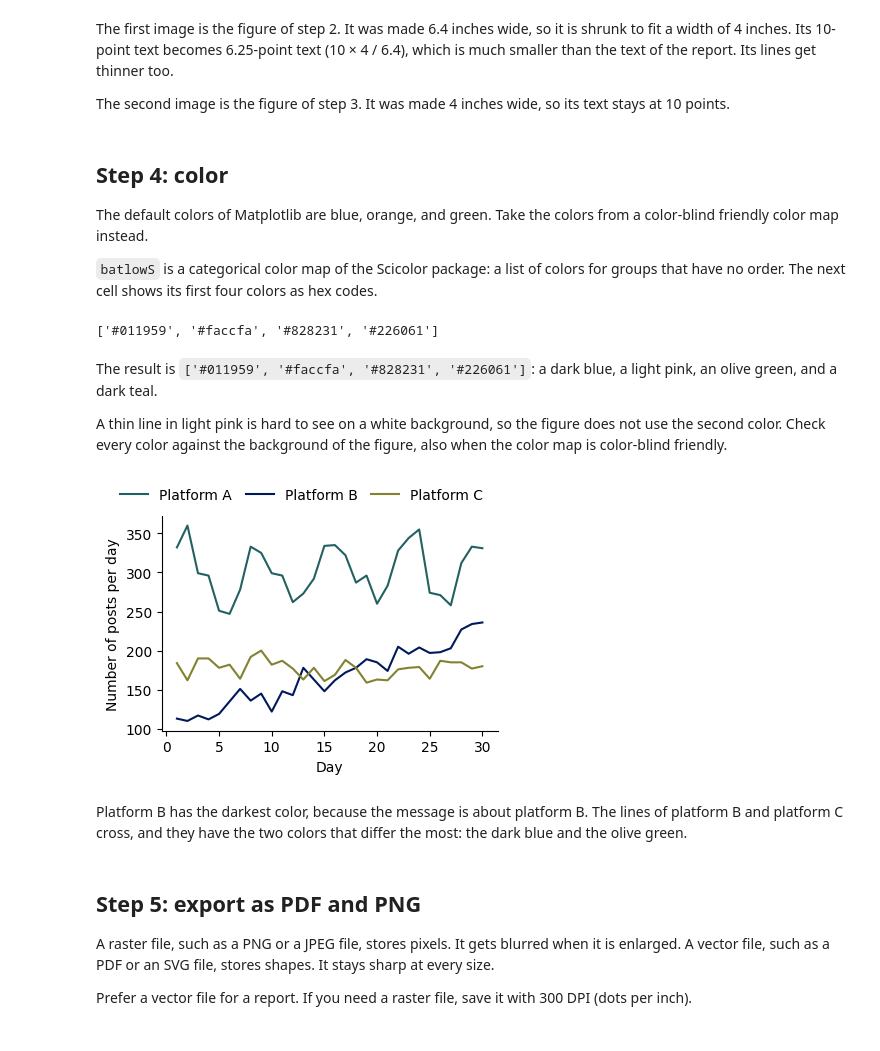
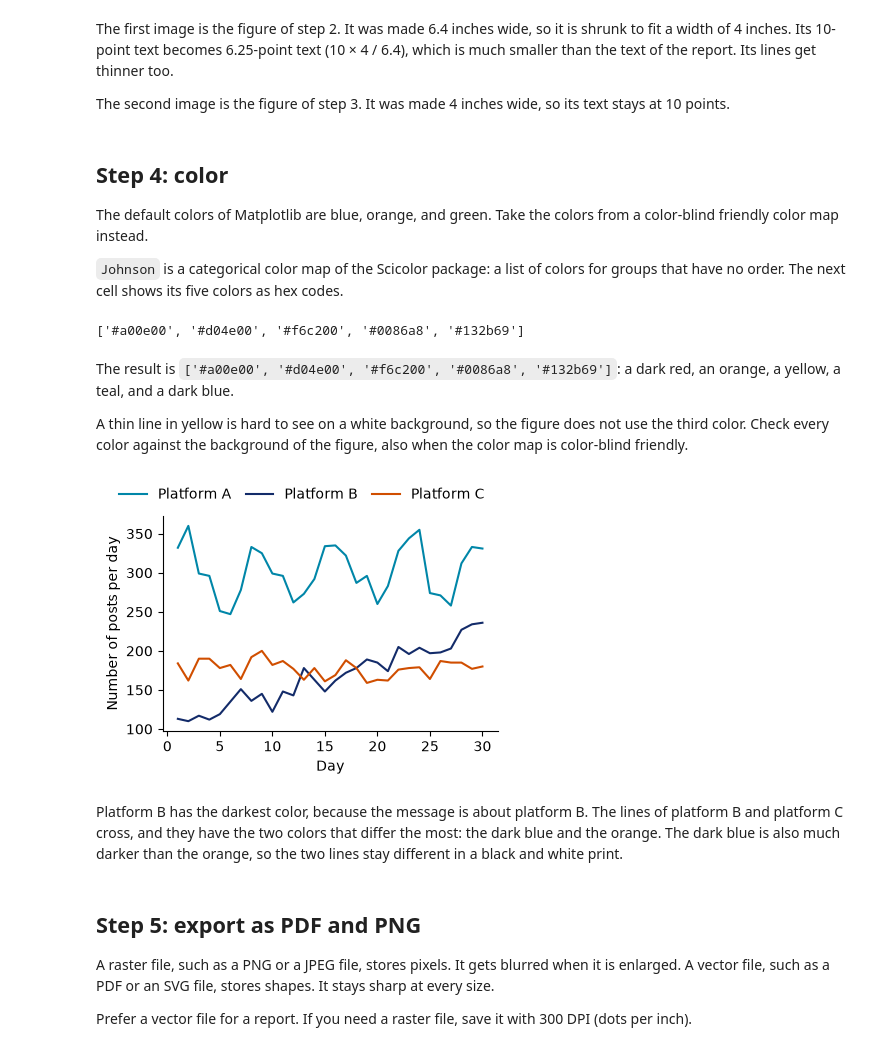
Before and after one commit to YangKCLab/social-media-ds-course, a Jupyter notebook: demos/data_vis/report-figure.ipynb, the cells around one changed output. Saved outputs shown, nothing was run; the diff lists cells and outputs as text; code cells hidden in the pictures.

```diff
--- a/demos/data_vis/report-figure.ipynb
+++ b/demos/data_vis/report-figure.ipynb
@@ -200,34 +200,35 @@ It was made 4 inches wide, so its text stays at 10 points.
 The default colors of Matplotlib are blue, orange, and green.
 Take the colors from a color-blind friendly color map instead.
 
-`batlowS` is a categorical color map of the Scicolor package: a list of colors for groups that have no order.
-The next cell shows its first four colors as hex codes.
+`Johnson` is a categorical color map of the Scicolor package: a list of colors for groups that have no order.
+The next cell shows its five colors as hex codes.
 # %%
-cmap = scicolor.get_cmap("batlowS")
-[to_hex(cmap(i)) for i in range(4)]
+cmap = scicolor.get_cmap("Johnson")
+[to_hex(cmap(i)) for i in range(5)]
 # %% [output]
-['#011959', '#faccfa', '#828231', '#226061']
+['#a00e00', '#d04e00', '#f6c200', '#0086a8', '#132b69']
 # %% [markdown]
-The result is `['#011959', '#faccfa', '#828231', '#226061']`: a dark blue, a light pink, an olive green, and a dark teal.
+The result is `['#a00e00', '#d04e00', '#f6c200', '#0086a8', '#132b69']`: a dark red, an orange, a yellow, a teal, and a dark blue.
 
-A thin line in light pink is hard to see on a white background, so the figure does not use the second color.
+A thin line in yellow is hard to see on a white background, so the figure does not use the third color.
 Check every color against the background of the figure, also when the color map is color-blind friendly.
 # %%
-colors = {"platform_a": cmap(3), "platform_b": cmap(0), "platform_c": cmap(2)}
+colors = {"platform_a": cmap(3), "platform_b": cmap(4), "platform_c": cmap(1)}
 
 fig, ax = plt.subplots(figsize=(4, 3), layout="constrained")
 for column, label in labels.items():
     ax.plot(posts["day"], posts[column], label=label, color=colors[column])
 ax.set_xlabel("Day")
 ax.set_ylabel("Number of posts per day")
 ax.spines[["top", "right"]].set_visible(False)
 fig.legend(frameon=False, loc="outside upper center", ncols=3, columnspacing=1)
 plt.show()
 # %% [output]
-[figure, old version]
+[figure, new version]
 # %% [markdown]
 Platform B has the darkest color, because the message is about platform B.
-The lines of platform B and platform C cross, and they have the two colors that differ the most: the dark blue and the olive green.
+The lines of platform B and platform C cross, and they have the two colors that differ the most: the dark blue and the orange.
+The dark blue is also much darker than the orange, so the two lines stay different in a black and white print.
 # %% [markdown]
 ## Step 5: export as PDF and PNG
 
```
Also changed, not shown: parts of 2 cells of this notebook, 1 other file.
